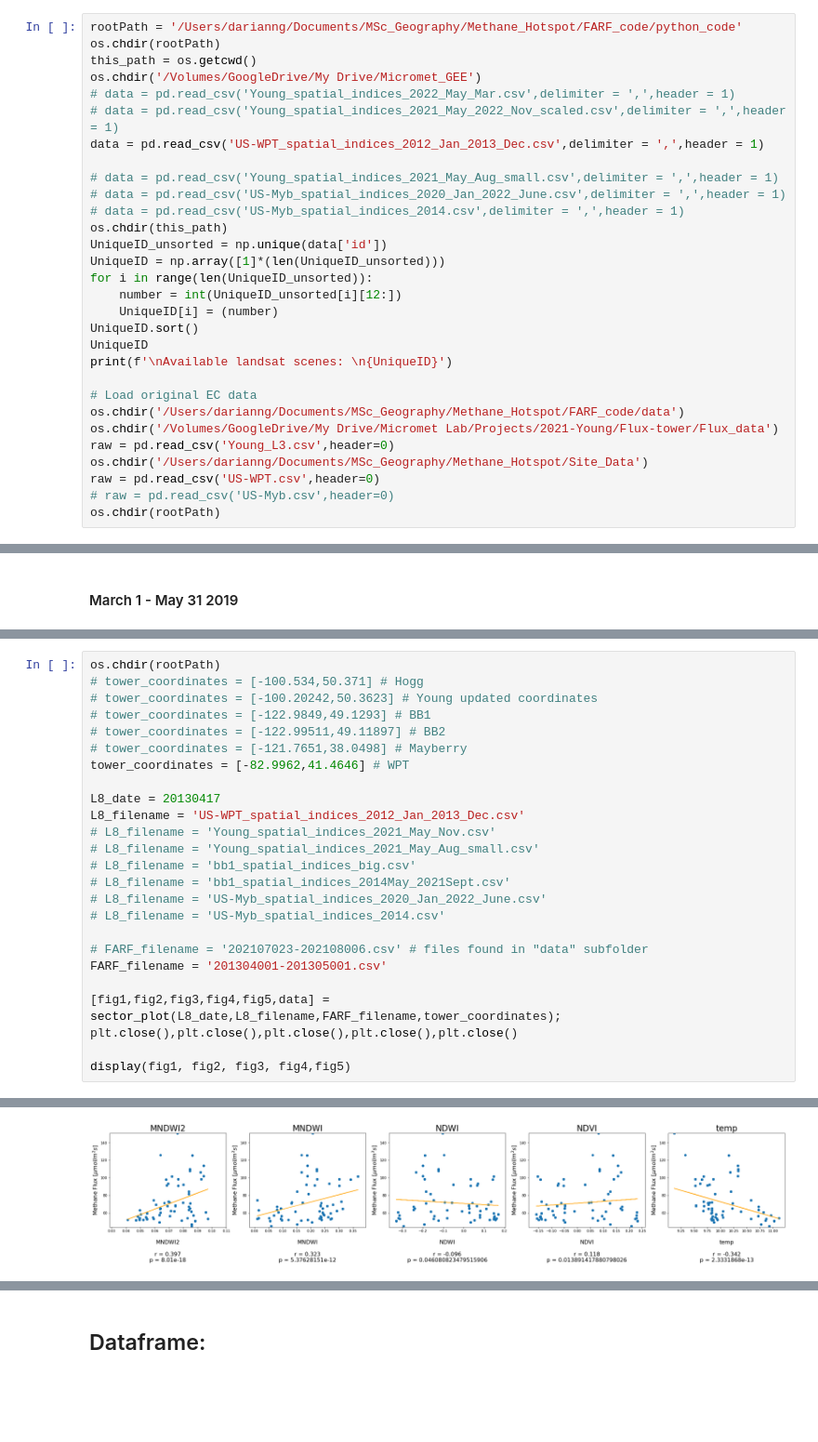
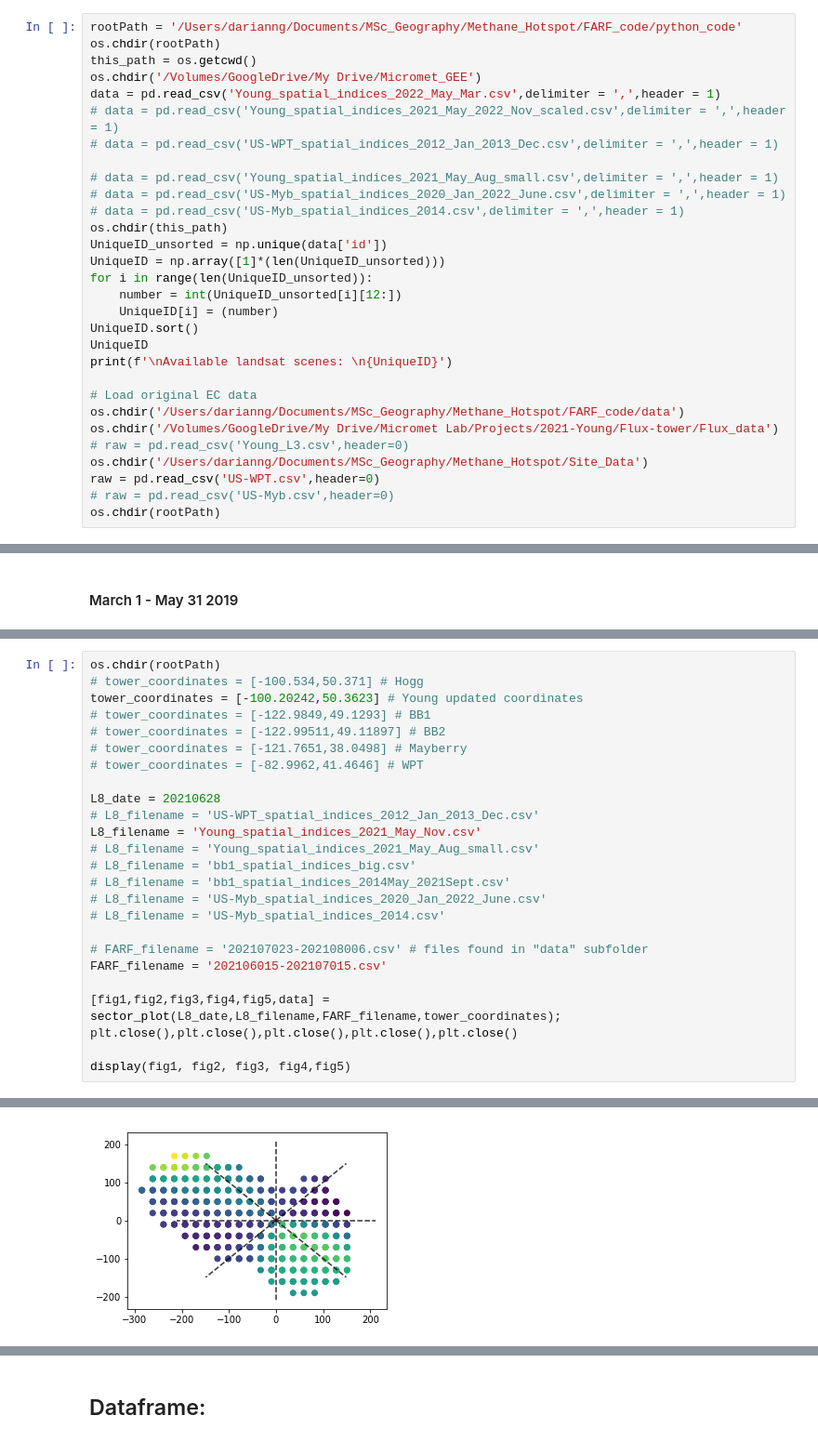
Before and after one commit to dng55/Clustered_Methane_Hotspot_Detection, a Jupyter notebook: Methane hotspot (Manitoba) - Clustering.ipynb, the cells around one changed output, grey strips where cells are left out. Shown at 93% size. Cells and saved outputs as stored; diff of their text form; blank space fills up the shorter version.

```diff
--- a/Methane hotspot (Manitoba) - Clustering.ipynb
+++ b/Methane hotspot (Manitoba) - Clustering.ipynb
@@ -14,9 +14,9 @@ rootPath = '/Users/darianng/Documents/MSc_Geography/Methane_Hotspot/FARF_code/py
 os.chdir(rootPath)
 this_path = os.getcwd()
 os.chdir('/Volumes/GoogleDrive/My Drive/Micromet_GEE')
-# data = pd.read_csv('Young_spatial_indices_2022_May_Mar.csv',delimiter = ',',header = 1)
+data = pd.read_csv('Young_spatial_indices_2022_May_Mar.csv',delimiter = ',',header = 1)
 # data = pd.read_csv('Young_spatial_indices_2021_May_2022_Nov_scaled.csv',delimiter = ',',header = 1)
-data = pd.read_csv('US-WPT_spatial_indices_2012_Jan_2013_Dec.csv',delimiter = ',',header = 1)
+# data = pd.read_csv('US-WPT_spatial_indices_2012_Jan_2013_Dec.csv',delimiter = ',',header = 1)
 
 # data = pd.read_csv('Young_spatial_indices_2021_May_Aug_small.csv',delimiter = ',',header = 1)
 # data = pd.read_csv('US-Myb_spatial_indices_2020_Jan_2022_June.csv',delimiter = ',',header = 1)
@@ -34,7 +34,7 @@ print(f'\nAvailable landsat scenes: \n{UniqueID}')
 # Load original EC data
 os.chdir('/Users/darianng/Documents/MSc_Geography/Methane_Hotspot/FARF_code/data')
 os.chdir('/Volumes/GoogleDrive/My Drive/Micromet Lab/Projects/2021-Young/Flux-tower/Flux_data')
-raw = pd.read_csv('Young_L3.csv',header=0)
+# raw = pd.read_csv('Young_L3.csv',header=0)
 os.chdir('/Users/darianng/Documents/MSc_Geography/Methane_Hotspot/Site_Data')
 raw = pd.read_csv('US-WPT.csv',header=0)
 # raw = pd.read_csv('US-Myb.csv',header=0)
@@ -73,15 +105,15 @@ plt.plot(raw['FCH4'][window_start:window_end])
 # %%
 os.chdir(rootPath)
 # tower_coordinates = [-100.534,50.371] # Hogg
-# tower_coordinates = [-100.20242,50.3623] # Young updated coordinates
+tower_coordinates = [-100.20242,50.3623] # Young updated coordinates
 # tower_coordinates = [-122.9849,49.1293] # BB1
 # tower_coordinates = [-122.99511,49.11897] # BB2
 # tower_coordinates = [-121.7651,38.0498] # Mayberry
-tower_coordinates = [-82.9962,41.4646] # WPT
+# tower_coordinates = [-82.9962,41.4646] # WPT
 
-L8_date = 20130417
-L8_filename = 'US-WPT_spatial_indices_2012_Jan_2013_Dec.csv'
-# L8_filename = 'Young_spatial_indices_2021_May_Nov.csv'
+L8_date = 20210628
+# L8_filename = 'US-WPT_spatial_indices_2012_Jan_2013_Dec.csv'
+L8_filename = 'Young_spatial_indices_2021_May_Nov.csv'
 # L8_filename = 'Young_spatial_indices_2021_May_Aug_small.csv'
 # L8_filename = 'bb1_spatial_indices_big.csv'
 # L8_filename = 'bb1_spatial_indices_2014May_2021Sept.csv'
@@ -89,7 +121,7 @@ L8_filename = 'US-WPT_spatial_indices_2012_Jan_2013_Dec.csv'
 # L8_filename = 'US-Myb_spatial_indices_2014.csv'
 
 # FARF_filename = '202107023-202108006.csv' # files found in "data" subfolder
-FARF_filename = '201304001-201305001.csv'
+FARF_filename = '202106015-202107015.csv'
 
 [fig1,fig2,fig3,fig4,fig5,data] = sector_plot(L8_date,L8_filename,FARF_filename,tower_coordinates);
 plt.close(),plt.close(),plt.close(),plt.close(),plt.close()
@@ -113 +146 @@ Matching ffp resolution to landsat resolution progress: 400/433
-[figure, old version]
+[figure, new version]
```
Also changed, not shown: parts of 27 cells of this notebook, 1 other file.
